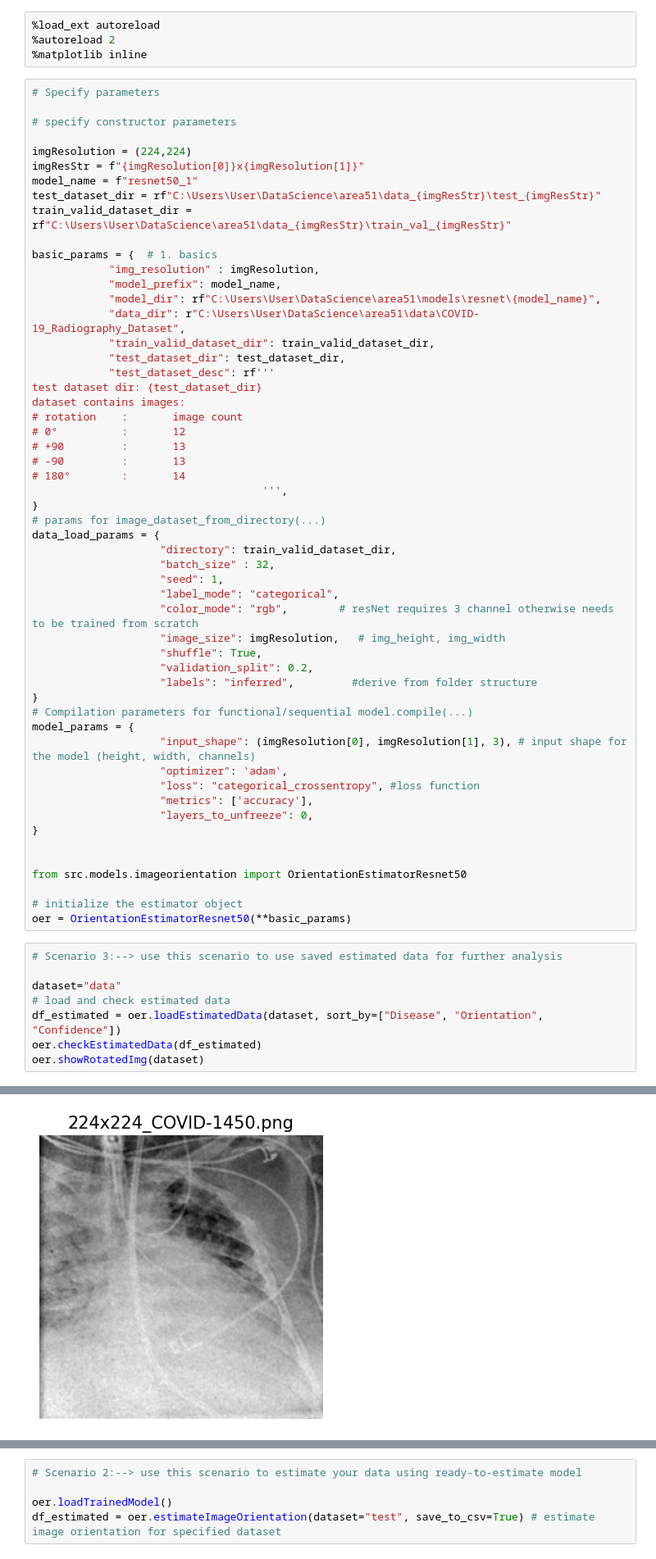
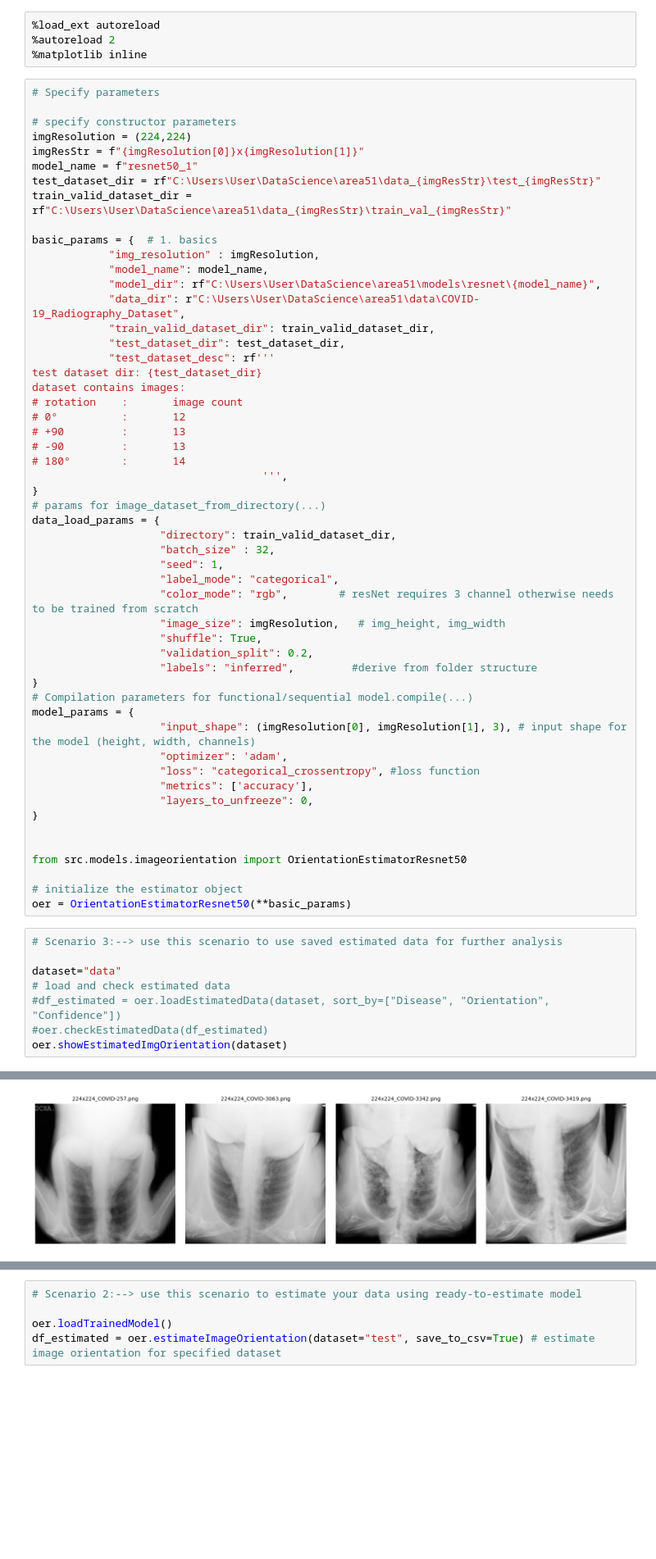
Before and after one commit to valste/ds_aug24_lung_desease_classification, a Jupyter notebook: notebooks/4_0_estimate_orientation_resnet50.ipynb, the cells around one changed output, grey strips where cells are left out. Shown at 82% size. Drawn from its saved outputs; the diff is of its cells as text; blank space fills up the shorter version.

```diff
--- a/notebooks/4_0_estimate_orientation_resnet50.ipynb
+++ b/notebooks/4_0_estimate_orientation_resnet50.ipynb
@@ -38,7 +38,6 @@ There are 3 predefined scenarios:
 # Specify parameters
 
 # specify constructor parameters
-
 imgResolution = (224,224)
 imgResStr = f"{imgResolution[0]}x{imgResolution[1]}"
 model_name = f"resnet50_1"
@@ -47,7 +46,7 @@ train_valid_dataset_dir = rf"C:\Users\User\DataScience\area51\data_{imgResStr}\t
 
 basic_params = {  # 1. basics
             "img_resolution" : imgResolution,
-            "model_prefix": model_name,
+            "model_name": model_name,
             "model_dir": rf"C:\Users\User\DataScience\area51\models\resnet\{model_name}",
             "data_dir": r"C:\Users\User\DataScience\area51\data\COVID-19_Radiography_Dataset",
             "train_valid_dataset_dir": train_valid_dataset_dir,
@@ -93,7 +92,7 @@ oer = OrientationEstimatorResnet50(**basic_params)
 
 dataset="data"
 # load and check estimated data
-df_estimated = oer.loadEstimatedData(dataset, sort_by=["Disease", "Orientation", "Confidence"])
-oer.checkEstimatedData(df_estimated)
-oer.showRotatedImg(dataset)
+#df_estimated = oer.loadEstimatedData(dataset, sort_by=["Disease", "Orientation", "Confidence"])
+#oer.checkEstimatedData(df_estimated)
+oer.showEstimatedImgOrientation(dataset)
 # %% [output]
@@ -117 +108 @@ COVID --> estimated orientation: rotated_90 --> total detected: 1
-[figure, old version]
+[figure, new version]
```
Also changed, not shown: parts of 1 cell of this notebook, 36 other files.
